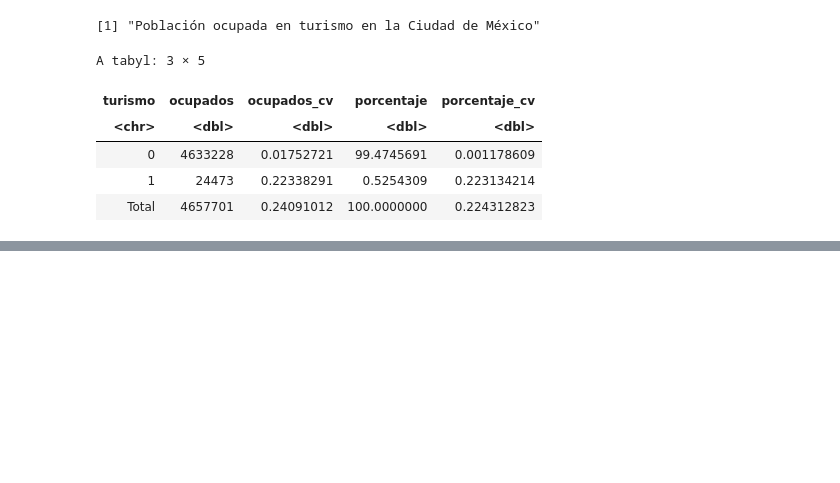
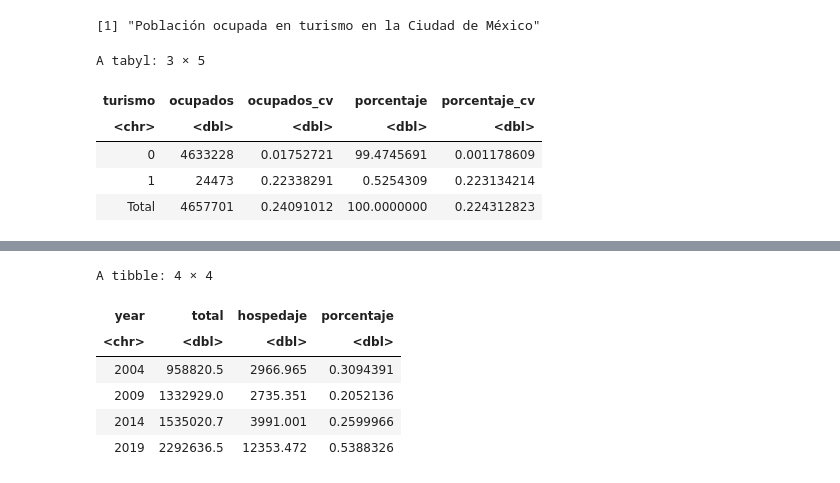
Before and after one commit to cpyp-ipdp/pgd_cdmx, a Jupyter notebook: indicadores/turismo/indicadores_turismo_pgd.ipynb, the cells around one changed output, grey strips where cells are left out. Saved outputs shown, nothing was run; the diff lists cells and outputs as text; code cells hidden in the pictures; blank space fills up the shorter version.

Commit message:
Se incopora datos de valor agregado censal bruto

```diff
--- a/indicadores/turismo/indicadores_turismo_pgd.ipynb
+++ b/indicadores/turismo/indicadores_turismo_pgd.ipynb
@@ -563,0 +566,5 @@ A tabyl: 3 × 5
+# %%
+years<-c("2004","2009","2014","2019")
+url_basica<-"https://www.inegi.org.mx/contenidos/programas/ce/2019/"
+segunda_parte<-"Datosabiertos/ce"
+fin<-"_cdmx_csv.zip"
@@ -563,0 +580,13 @@ A tabyl: 3 × 5
+# %%
+# Loop through years
+for (year in years) {
+  # Construct the URL
+  url <- paste0(url_basica, segunda_parte, year, fin)
+  print(url)
+
+  # Create a directory for each year's data
+  dir.create(paste0("data/", year), showWarnings = FALSE, recursive = TRUE)
+
+  # Download and unzip the file
+  download_unzip(url, paste0("data/", year, ".zip"))
+}
@@ -563,0 +598,44 @@ A tabyl: 3 × 5
+# %%
+# Automatically list all files that match the pattern (e.g., "ce*.csv")
+file_names <- list.files(path ="data/conjunto_de_datos", pattern = "^ce[0-9]{4}_cdmx\\.csv$", full.names = TRUE)
+
+# Read the files and handle headers dynamically
+dataframes <- map(file_names, ~ {
+  df <- read.csv(.x, stringsAsFactors = FALSE, header = FALSE)  # Read without assuming a header
+  colnames(df) <- df[1, ]  # Set the first row as column names
+  df <- df[-1, ]  # Remove the first row (now used as headers)
+
+  # Extract the year from the file name
+  year <- gsub("^.*ce([0-9]{4})_cdmx\\.csv$", "\\1", .x)
+  df$year <- year  # Add the year column
+
+  return(df)
+})
+
+# Combine all dataframes into one
+censos <- bind_rows(dataframes)%>%
+janitor::clean_names()%>%
+mutate(municipio = trimws(municipio),
+         codigo = trimws(codigo),
+         id_estrato = trimws(id_estrato))%>%
+ filter(municipio=="")%>%
+ filter(id_estrato=="")%>%
+ filter(codigo=="" | codigo=="721")%>%
+ select(year,codigo,a131a)%>%
+ rename(va=a131a)%>%
+ mutate(codigo=case_when(codigo=="" ~ "total",
+                         codigo=="721" ~ "hospedaje"),
+                         va=as.numeric(va))%>%
+    pivot_wider(names_from = "codigo", values_from = "va")%>%
+    mutate(porcentaje=100*hospedaje/total)
+
+
+censos
+# %% [output]
+A tibble: 4 × 4
+| year | total | hospedaje | porcentaje |
+| <chr> | <dbl> | <dbl> | <dbl> |
+| 2004 | 958820.5 | 2966.965 | 0.3094391 |
+| 2009 | 1332929.0 | 2735.351 | 0.2052136 |
+| 2014 | 1535020.7 | 3991.001 | 0.2599966 |
+| 2019 | 2292636.5 | 12353.472 | 0.5388326 |
```
Also changed, not shown: parts of 4 cells of this notebook.
